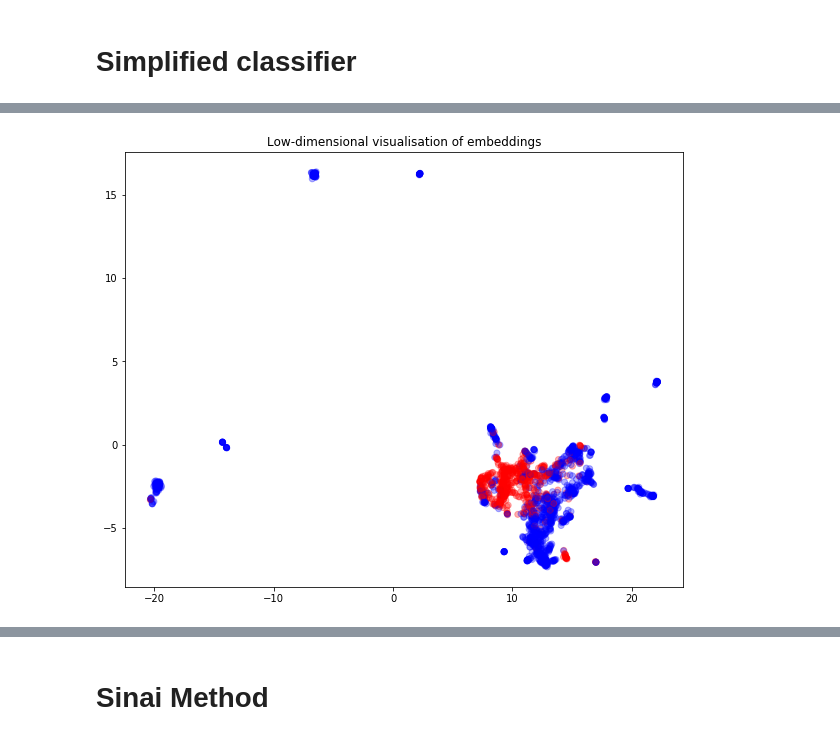
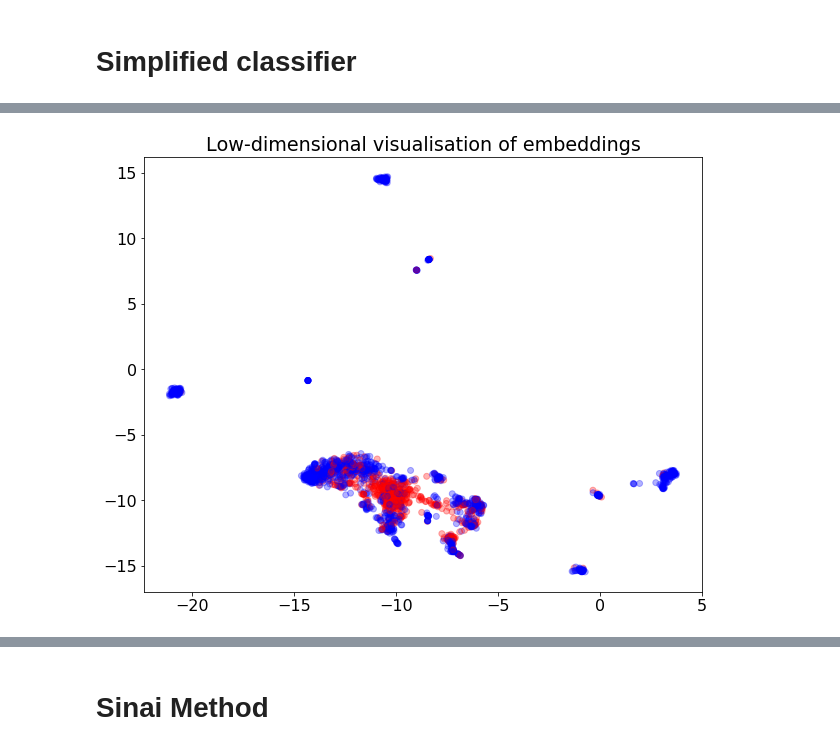
Before and after one commit to martinkiik/kcl-nlp-radiology, a Jupyter notebook: kcl_nlp_radiology_master.ipynb, the cells around one changed output, grey strips where cells are left out. Drawn from its saved outputs; the diff is of its cells as text; code cells hidden in the pictures.

```diff
--- a/kcl_nlp_radiology_master.ipynb
+++ b/kcl_nlp_radiology_master.ipynb
@@ -192,8 +239,10 @@ started doc2vec training
 finished doc2vec training
 # %%
 # Create features for Lasso log reg
-bow_matrix, pv_matrix, w2v_matrix, accid_list, orig_text, orig_input = ra.generate_labeled_data_features(labels_filter,labeled_indices,DIM_DOC2VEC, df_raw_filter,
-                                                                                                         preprocessed, DO_PARAGRAPH_VECTOR, DO_WORD2VEC, dictionary,
+bow_matrix, pv_matrix, w2v_matrix, accid_list, orig_text, orig_input = ra.generate_labeled_data_features(labels_filter,labeled_indices,
+                                                                                                         DIM_DOC2VEC, df_raw_filter,
+                                                                                                         preprocessed, DO_PARAGRAPH_VECTOR,
+                                                                                                         DO_WORD2VEC, dictionary,
                                                                                                          corpus, d2vmodel, d2v_inputs)
 # %% [output]
 generating features
@@ -382,0 +521,27 @@ def plot_AUC(fpr, tpr, roc_auc, DO_PARAGRAPH_VECTOR, DO_BOW, DO_WORD2VEC, figure
+# %%
+## Save variables to save time in the future / replicability
+
+variable_file = sessions_path+'\\'+model_name+' variables '+datetime.now().strftime("%Y%m%d%H%M%S")
+with open(variable_file, 'wb') as f:
+    pickle.dump([best_parameters0,
+                 fpr_test,
+                 tpr_test,
+                 roc_auc_test,
+                 model_name,
+                 D2V_EPOCHS,
+                 DIM_DOC2VEC,
+                 W2V_DM,
+                 W2V_WINDOW,
+                 SILVER_THRESHOLD,
+                 DO_PARAGRAPH_VECTOR,
+                 DO_BOW,
+                 DO_WORD2VEC,
+                 N_THRESH_OUTCOMES,
+                 pred_type,
+                 ASSIGNFOLD_USING_ROW,
+                 SILVER_THRESHOLD],f) # always have the order of parameters, fpr_test, tpr_test, roc_auc_test
+# %%
+# if you want to load them, use the following
+FILENAME = sessions_path+'\\Bag of Words variables 20191208092015'
+with open(FILENAME, 'rb') as f:
+    best_parameters0, fpr_test, tpr_test, roc_auc_test, model_name, D2V_EPOCHS, DIM_DOC2VEC, W2V_DM, W2V_WINDOW, SILVER_THRESHOLD, DO_PARAGRAPH_VECTOR, DO_BOW, DO_WORD2VEC, N_THRESH_OUTCOMES, pred_type, ASSIGNFOLD_USING_ROW, SILVER_THRESHOLD = pickle.load(f)
@@ -383,7 +660,6 @@ def plot_AUC(fpr, tpr, roc_auc, DO_PARAGRAPH_VECTOR, DO_BOW, DO_WORD2VEC, figure
 # %%
 # Visualize the array
 def plot_embeddings(embeddings_array,DO_PARAGRAPH_VECTOR, DO_BOW, DO_WORD2VEC, figures_path):
-
 
     visualisation = 'umap'
 
@@ -394,6 +670,10 @@ def plot_embeddings(embeddings_array,DO_PARAGRAPH_VECTOR, DO_BOW, DO_WORD2VEC, f
 
     low_dim_embedding = Model.fit_transform(embeddings_array)
     colors = ['r' if label == 1 else 'b' for label in Y]
+
+    font = {'family': 'sans-serif', 'weight':'normal','size':16}
+    plt.rc('font',**font)
+
     fig, ax = plt.subplots(figsize=(10,8))
     rounded_embedding = [[round(x[0], 4), round(x[1], 4)] for x in low_dim_embedding]
     ax.scatter(x=[x[0] for x in rounded_embedding], y=[x[1] for x in rounded_embedding], c = [C for C in colors],alpha = 0.3)
@@ -413,6 +693,6 @@ def plot_embeddings(embeddings_array,DO_PARAGRAPH_VECTOR, DO_BOW, DO_WORD2VEC, f
 
     png_plot.savefig(plot_name)
 # %%
-plot_embeddings(w2v_matrix,DO_PARAGRAPH_VECTOR, DO_BOW, DO_WORD2VEC, figures_path)
+plot_embeddings(bow_matrix,DO_PARAGRAPH_VECTOR, DO_BOW, DO_WORD2VEC, figures_path)
 # %% [output]
-[figure, old version]
+[figure, new version]
```
Also changed, not shown: parts of 38 cells of this notebook.
